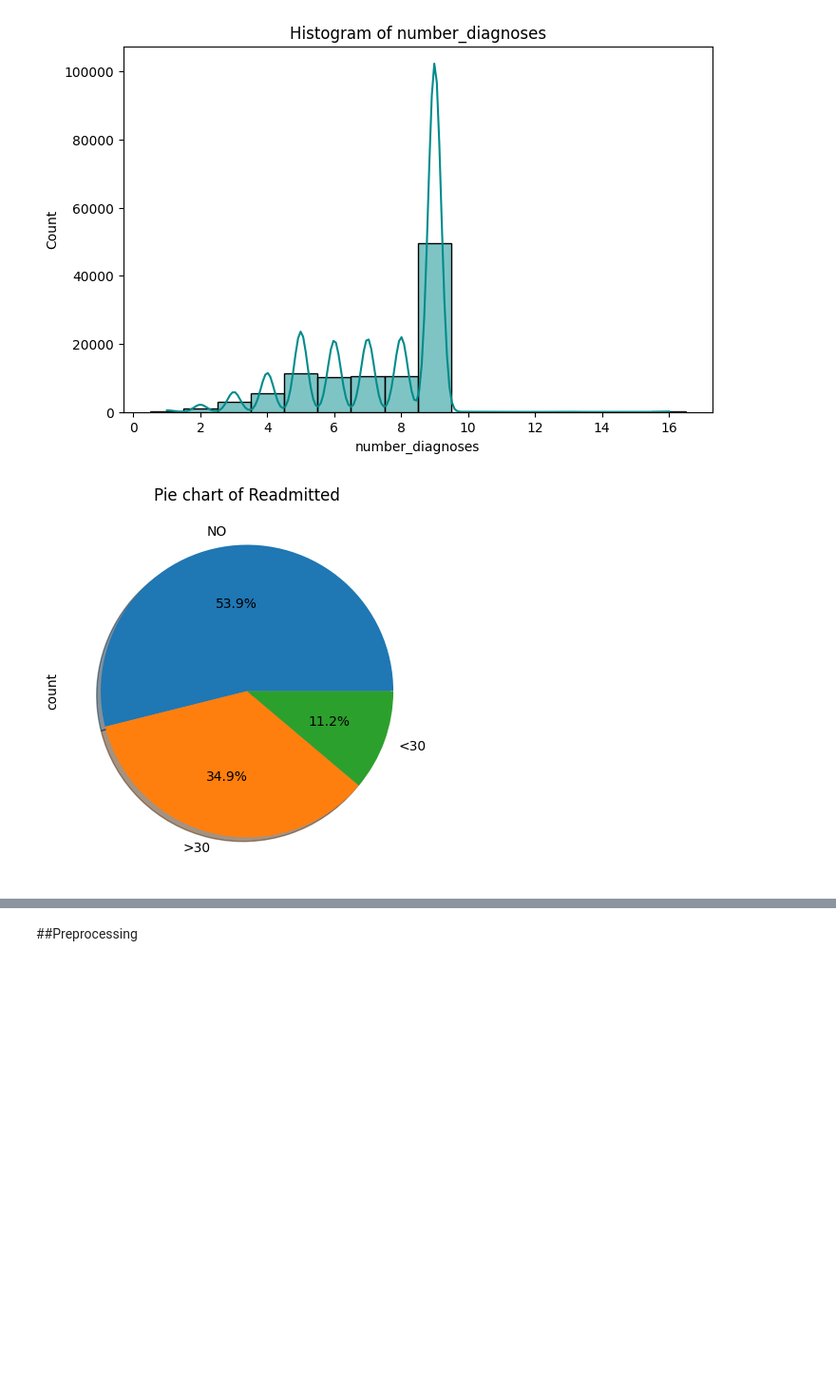
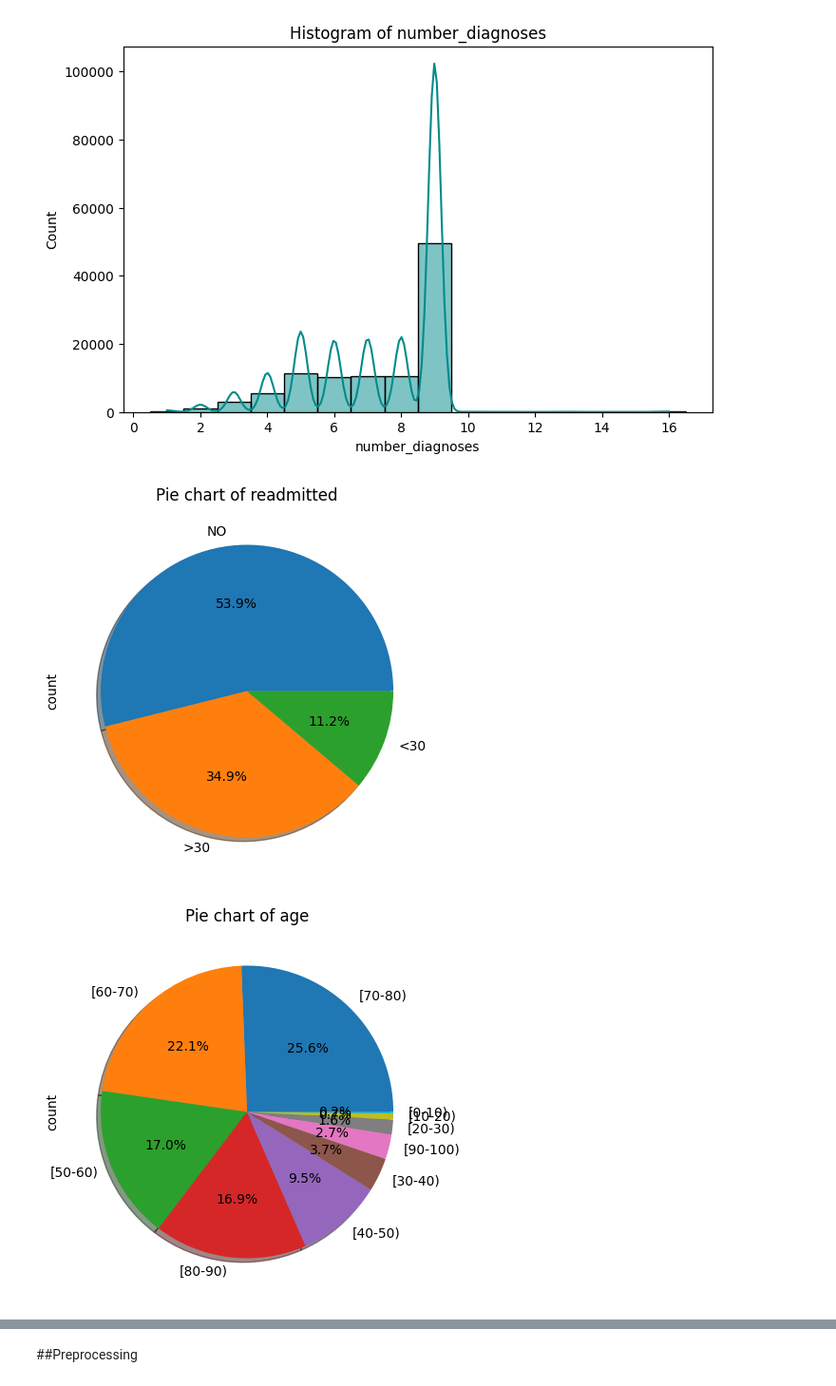
Before and after one commit to matheeshagit/FDM-Mini-Project, a Jupyter notebook: Diabitic_Data.ipynb, the cells around one changed output, grey strips where cells are left out. Shown at 95% size. Cells and saved outputs as stored; diff of their text form; code cells hidden in the pictures; blank space fills up the shorter version.

```diff
--- a/Diabitic_Data.ipynb
+++ b/Diabitic_Data.ipynb
@@ -223,13 +220,18 @@ for col in num_cols:
 [figure]
 [figure]
 # %%
-plt.figure(figsize=(5,5))
-data['readmitted'].value_counts().plot(
-    kind='pie',
-    autopct='%1.1f%%',
-    shadow=True
-)
-plt.title('Pie chart of Readmitted')
-plt.show()
+pie_cols = ['readmitted', 'age', 'gender', 'race']
+
+for col in pie_cols:
+    plt.figure(figsize=(5,5))
+    data[col].value_counts().plot(
+        kind='pie',
+        autopct='%1.1f%%',
+        shadow=True
+    )
+    plt.title(f'Pie chart of {col}')
+    plt.show()
+    print()
 # %% [output]
-[figure, old version]
+[figure, new version]
+[figure, added]
```
Also changed, not shown: parts of 7 cells of this notebook.
